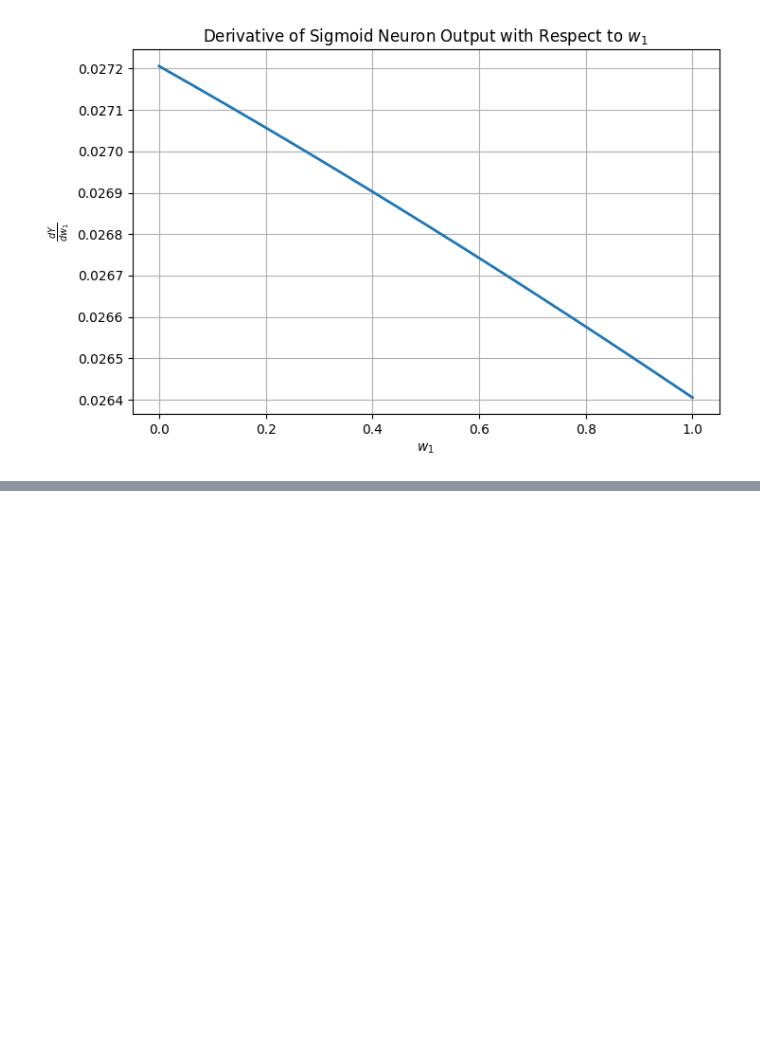
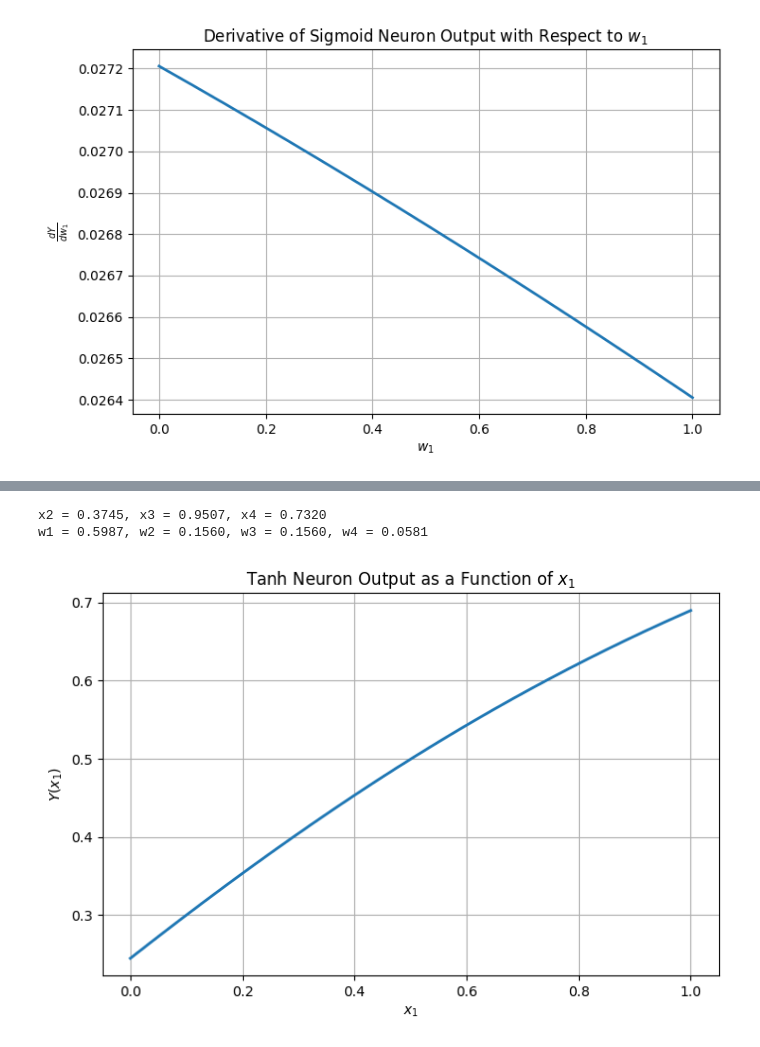
Before and after one commit to davidazimov069-maker/DeepLearning, a Jupyter notebook: Ex1/Ex1.ipynb, the cells around one changed output, grey strips where cells are left out. Saved outputs shown, nothing was run; the diff lists cells and outputs as text; code cells hidden in the pictures; blank space fills up the shorter version.

Commit message:
add tanh activation function and its derivative, and update the plots accordingly.

```diff
--- a/Ex1/Ex1.ipynb
+++ b/Ex1/Ex1.ipynb
@@ -525,0 +668,36 @@ $$
+# %%
+# For reproducibility
+np.random.seed(42)
+
+# Free input
+x1_values = np.linspace(0, 1, 300)
+
+# Random fixed inputs: x2, x3, x4
+x2, x3, x4 = np.random.uniform(0, 1, 3)
+
+# Random weights: w1, w2, w3, w4
+w1, w2, w3, w4 = np.random.uniform(0, 1, 4)
+
+def tanh(z):
+    return (np.exp(2*z) - 1) / (np.exp(2*z) + 1)
+
+# Weighted sum as a function of x1
+z_values = w1 * x1_values + w2 * x2 + w3 * x3 + w4 * x4
+
+# Neuron output
+Y_values = tanh(z_values)
+
+print(f"x2 = {x2:.4f}, x3 = {x3:.4f}, x4 = {x4:.4f}")
+print(f"w1 = {w1:.4f}, w2 = {w2:.4f}, w3 = {w3:.4f}, w4 = {w4:.4f}")
+
+plt.figure(figsize=(8, 5))
+plt.plot(x1_values, Y_values, linewidth=2)
+plt.xlabel(r"$x_1$")
+plt.ylabel(r"$Y(x_1)$")
+plt.title(r"Tanh Neuron Output as a Function of $x_1$")
+plt.grid(True)
+plt.show()
+# %% [output]
+x2 = 0.3745, x3 = 0.9507, x4 = 0.7320
+w1 = 0.5987, w2 = 0.1560, w3 = 0.1560, w4 = 0.0581
+[figure, added]
```
Also changed, not shown: parts of 8 cells of this notebook.
